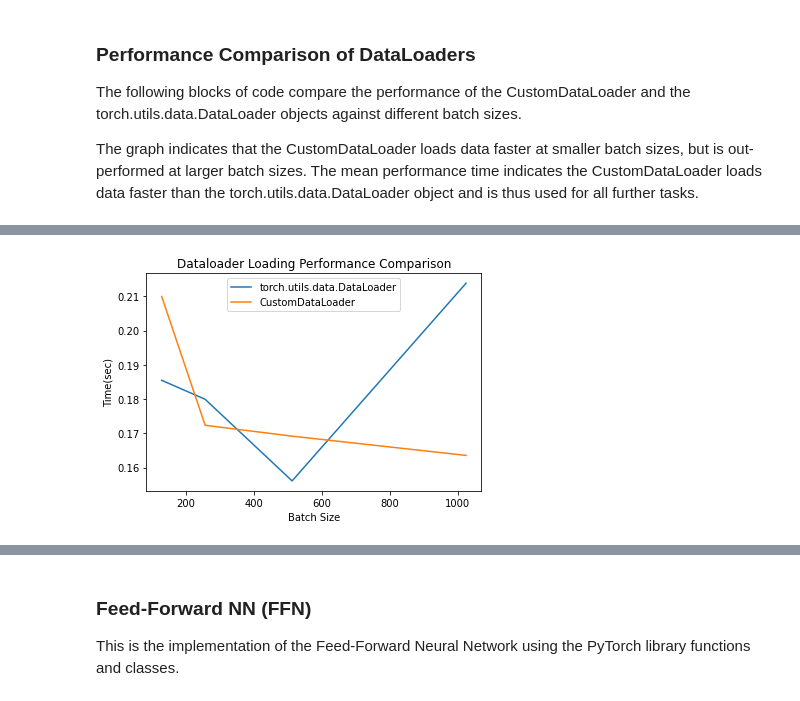
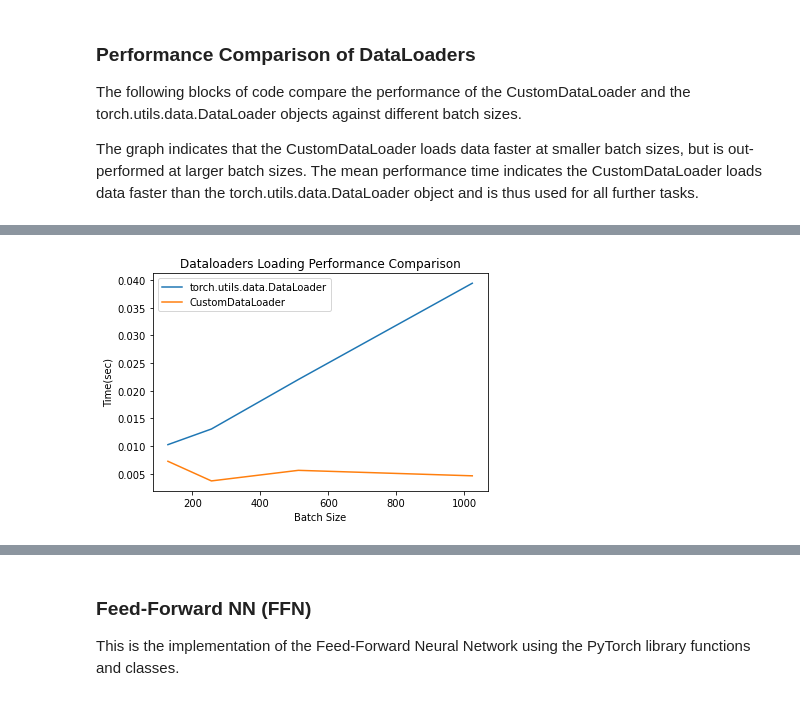
Before and after one commit to latentghost/DL-Assignments, a Jupyter notebook: Assignment1/A1.ipynb, the cells around one changed output, grey strips where cells are left out. Drawn from its saved outputs; the diff is of its cells as text; code cells hidden in the pictures.

```diff
--- a/Assignment1/A1.ipynb
+++ b/Assignment1/A1.ipynb
@@ -121,11 +121,11 @@ class CustomDataLoader:
     def __len__(self):
         return self.num_batches
 # %%
-traindata = CustomDataset(
+trdata = CustomDataset(
     root="./mnist_data/",
     train=True
 )
-traindata,valdata = torch.utils.data.random_split(traindata,[50000,10000])
+traindata,valdata = torch.utils.data.random_split(trdata,[50000,10000])
 testdata = CustomDataset(
     root="./mnist_data/",
     train=False
@@ -149,7 +149,7 @@ class MNISTDataset(Dataset):
         image, label = self.dataset[idx]
         return {'data': image, 'label': label}
 # %%
-transform = transforms.Compose([transforms.ToTensor(),transforms.Lambda(lambda x: x / 255.0)])
+transform = transforms.Compose([transforms.ToTensor(),])
 mnist_data = MNISTDataset(root="./mnist_data/",transform=transform)
 # %% [output]
 Downloading http://yann.lecun.com/exdb/mnist/train-images-idx3-ubyte.gz
@@ -179,20 +179,20 @@ def measure_dataloader_time(dataloader):
     start_time = time.time()
     for batch in dataloader:
         data,labels = batch
-        assert True
-    end_time = time.time()
-    return end_time - start_time
+        print(batch)
+        end_time = time.time()
+        return end_time - start_time
 # %%
 batch_sizes = [128,256,512,1024]
 
 dataloader_1_times = []
+dataloader_2_times = []
+
 for batch_size in batch_sizes:
-    dataloader_1 = DataLoader(dataset=traindata, batch_size=batch_size, shuffle=True)
+    dataloader_1 = DataLoader(dataset=mnist_data, batch_size=batch_size, shuffle=True)
     time_taken = measure_dataloader_time(dataloader_1)
     dataloader_1_times.append(time_taken)
 
-dataloader_2_times = []
-for batch_size in batch_sizes:
     dataloader_2 = CustomDataLoader(dataset=traindata,batch_size=batch_size,shuffle=True,transform=tensor_transform)
     time_taken = measure_dataloader_time(dataloader_2)
     dataloader_2_times.append(time_taken)
@@ -199,15 +217,15 @@ for batch_size in batch_sizes:
 # %%
 import matplotlib.pyplot as plt
 
 plt.plot(batch_sizes, dataloader_1_times, label='torch.utils.data.DataLoader')
 plt.plot(batch_sizes, dataloader_2_times, label='CustomDataLoader')
 plt.xlabel('Batch Size')
 plt.ylabel('Time(sec)')
-plt.title('Dataloader Loading Performance Comparison')
+plt.title('Dataloaders Loading Performance Comparison')
 plt.legend()
 plt.show()
 # %% [output]
-[figure, old version]
+[figure, new version]
 # %%
 dataloader_1_times
 # %% [output]
```
Also changed, not shown: parts of 11 cells of this notebook.
